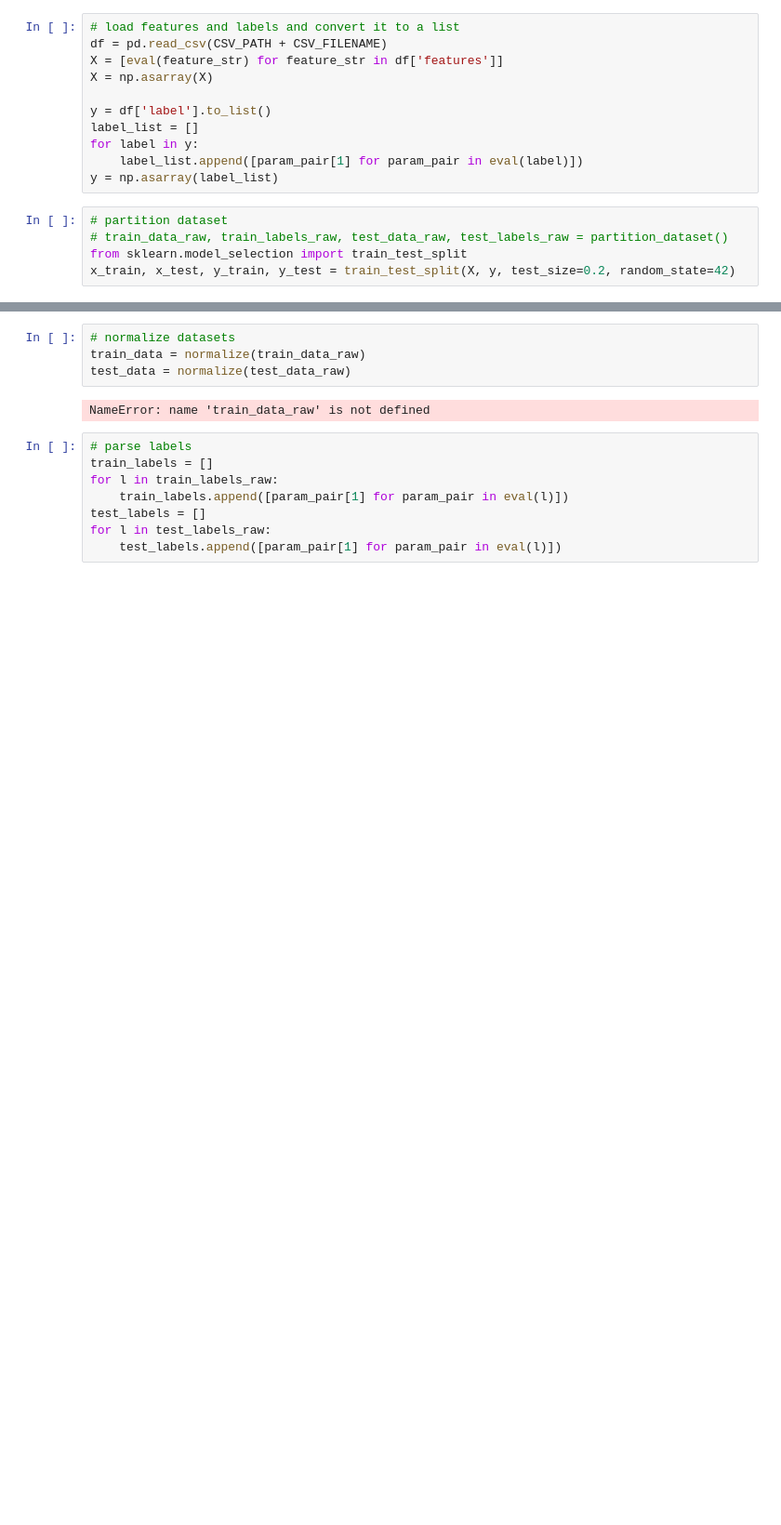
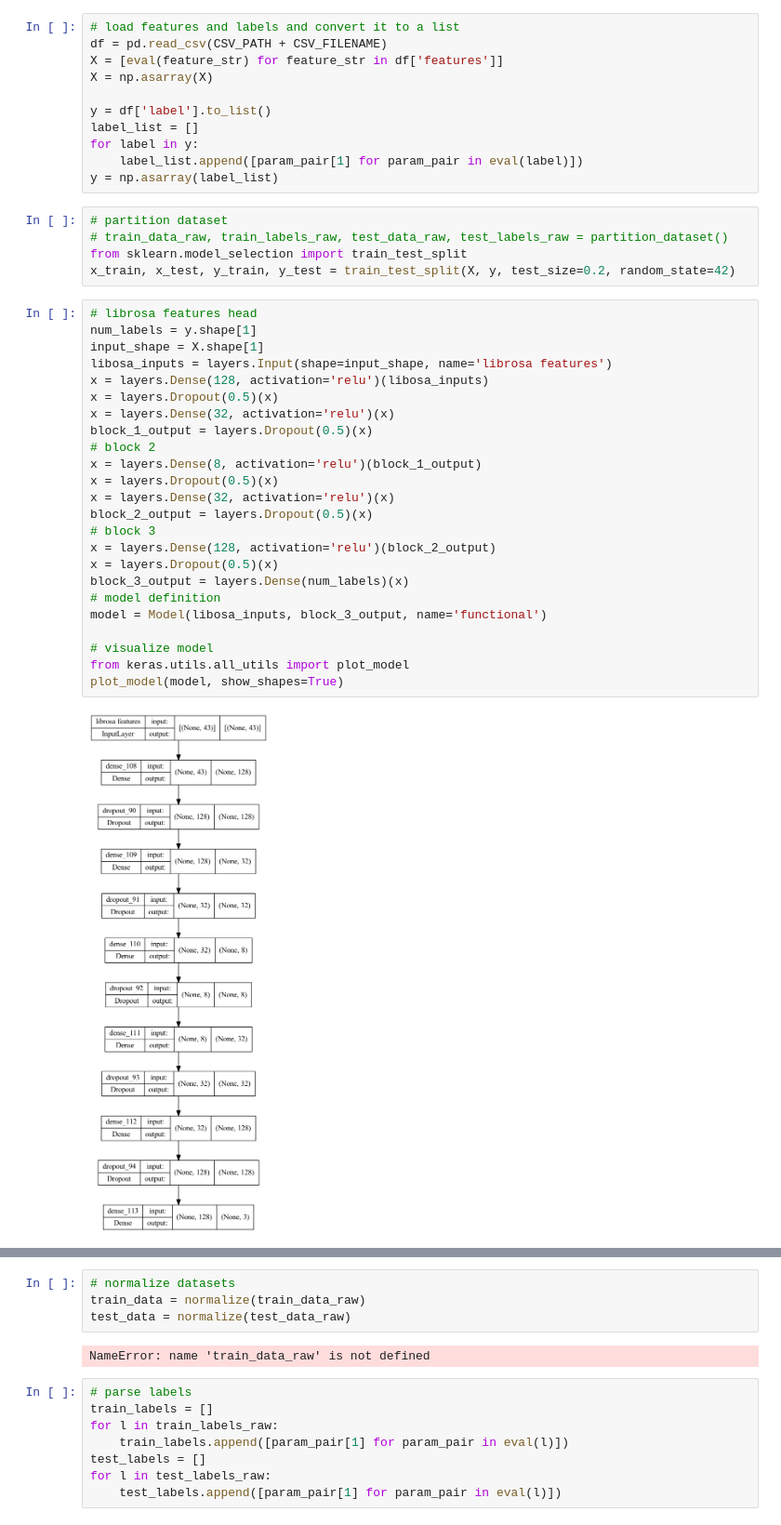
Before and after one commit to sedwardsmarsh/neural-synth, a Jupyter notebook: jupyter.ipynb, the cells around one changed output, grey strips where cells are left out. Shown: that part at 93% size. Saved outputs shown, nothing was run; the diff lists cells and outputs as text; blank space fills up the shorter version.

Commit message:
transitioned model from sequential to functional approach, and have plot of model arch

```diff
--- a/jupyter.ipynb
+++ b/jupyter.ipynb
@@ -104,6 +101,32 @@ y = np.asarray(label_list)
 # train_data_raw, train_labels_raw, test_data_raw, test_labels_raw = partition_dataset()
 from sklearn.model_selection import train_test_split
 x_train, x_test, y_train, y_test = train_test_split(X, y, test_size=0.2, random_state=42)
+# %%
+# librosa features head
+num_labels = y.shape[1]
+input_shape = X.shape[1]
+libosa_inputs = layers.Input(shape=input_shape, name='librosa features')
+x = layers.Dense(128, activation='relu')(libosa_inputs)
+x = layers.Dropout(0.5)(x)
+x = layers.Dense(32, activation='relu')(x)
+block_1_output = layers.Dropout(0.5)(x)
+# block 2
+x = layers.Dense(8, activation='relu')(block_1_output)
+x = layers.Dropout(0.5)(x)
+x = layers.Dense(32, activation='relu')(x)
+block_2_output = layers.Dropout(0.5)(x)
+# block 3
+x = layers.Dense(128, activation='relu')(block_2_output)
+x = layers.Dropout(0.5)(x)
+block_3_output = layers.Dense(num_labels)(x)
+# model definition
+model = Model(libosa_inputs, block_3_output, name='functional')
+
+# visualize model
+from keras.utils.all_utils import plot_model
+plot_model(model, show_shapes=True)
+# %% [output]
+[figure, added]
 # %%
 # build the model
 num_labels = y.shape[1]
```
Also changed, not shown: parts of 3 cells of this notebook.
